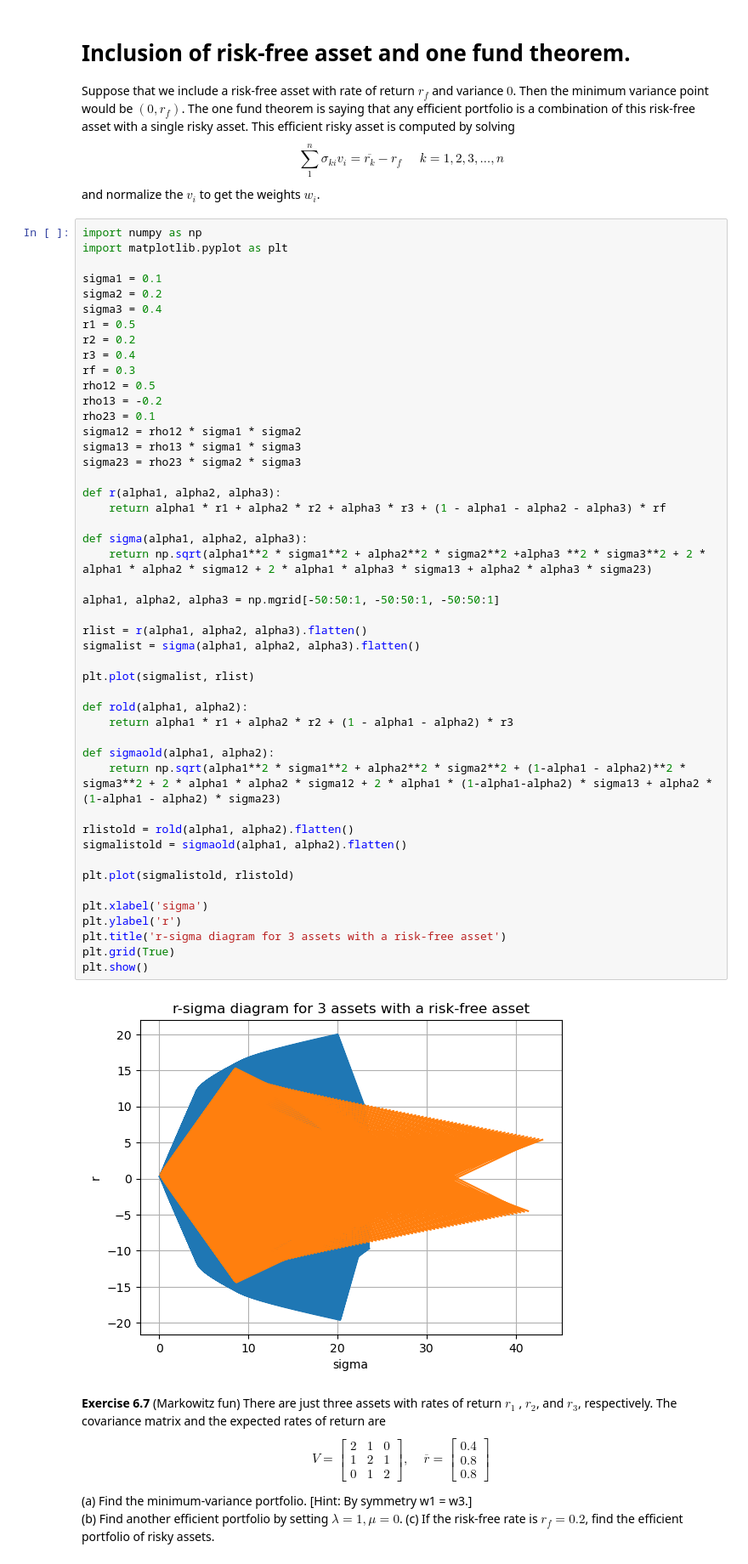
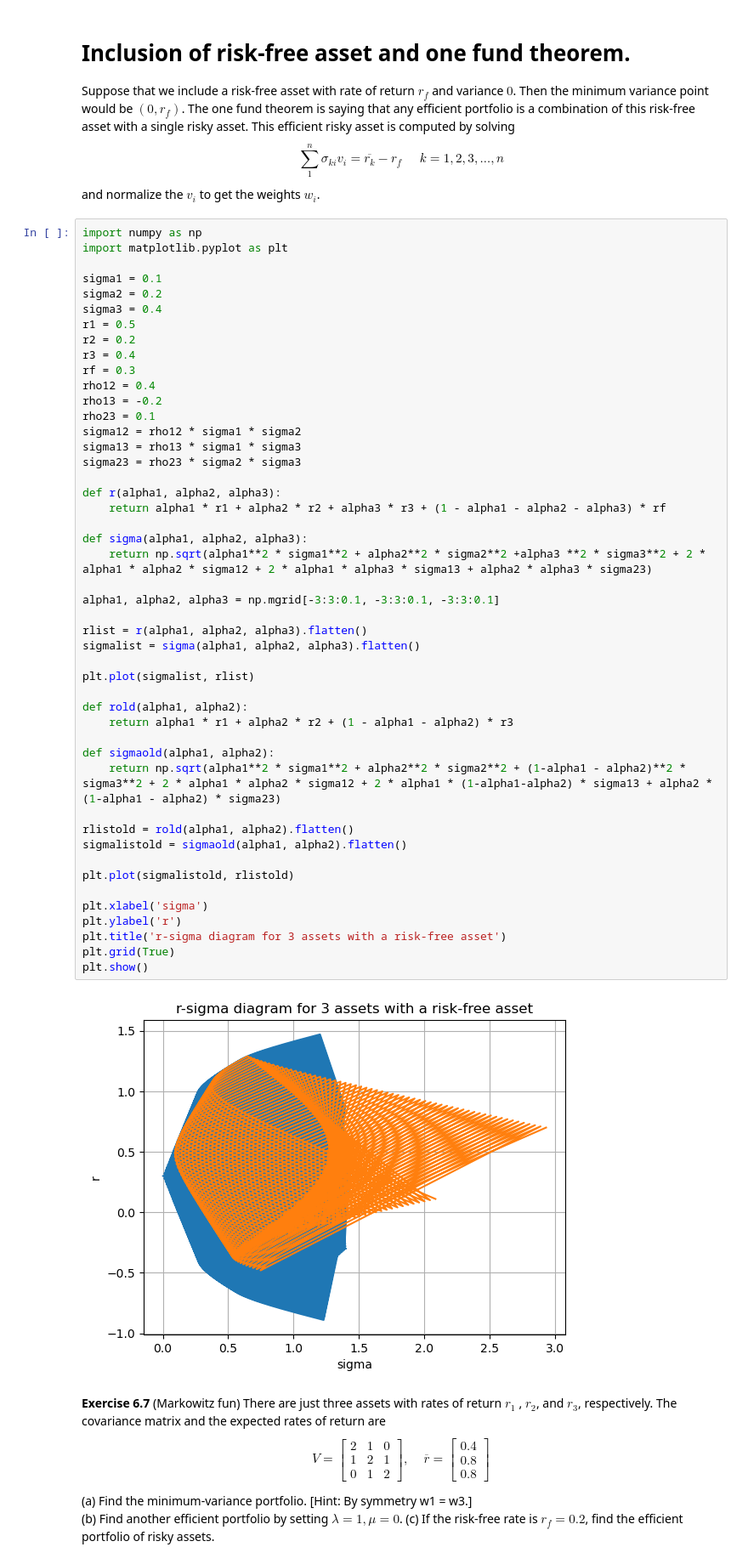
Before and after one commit to AvaM1/Math134_Notes, a Jupyter notebook: 134A Week 7.ipynb, the cells around one changed output. Shown at 85% size. Drawn from its saved outputs; the diff is of its cells as text.

```diff
--- a/134A Week 7.ipynb
+++ b/134A Week 7.ipynb
@@ -175,7 +175,7 @@ r1 = 0.5
 r2 = 0.2
 r3 = 0.4
 rf = 0.3
-rho12 = 0.5
+rho12 = 0.4
 rho13 = -0.2
 rho23 = 0.1
 sigma12 = rho12 * sigma1 * sigma2
@@ -184,35 +184,35 @@ sigma23 = rho23 * sigma2 * sigma3
 
 def r(alpha1, alpha2, alpha3):
     return alpha1 * r1 + alpha2 * r2 + alpha3 * r3 + (1 - alpha1 - alpha2 - alpha3) * rf
 
 def sigma(alpha1, alpha2, alpha3):
     return np.sqrt(alpha1**2 * sigma1**2 + alpha2**2 * sigma2**2 +alpha3 **2 * sigma3**2 + 2 * alpha1 * alpha2 * sigma12 + 2 * alpha1 * alpha3 * sigma13 + alpha2 * alpha3 * sigma23)
 
-alpha1, alpha2, alpha3 = np.mgrid[-50:50:1, -50:50:1, -50:50:1]
+alpha1, alpha2, alpha3 = np.mgrid[-3:3:0.1, -3:3:0.1, -3:3:0.1]
 
 rlist = r(alpha1, alpha2, alpha3).flatten()
 sigmalist = sigma(alpha1, alpha2, alpha3).flatten()
 
 plt.plot(sigmalist, rlist)
 
 def rold(alpha1, alpha2):
     return alpha1 * r1 + alpha2 * r2 + (1 - alpha1 - alpha2) * r3
 
 def sigmaold(alpha1, alpha2):
     return np.sqrt(alpha1**2 * sigma1**2 + alpha2**2 * sigma2**2 + (1-alpha1 - alpha2)**2 * sigma3**2 + 2 * alpha1 * alpha2 * sigma12 + 2 * alpha1 * (1-alpha1-alpha2) * sigma13 + alpha2 * (1-alpha1 - alpha2) * sigma23)
 
 rlistold = rold(alpha1, alpha2).flatten()
 sigmalistold = sigmaold(alpha1, alpha2).flatten()
 
 plt.plot(sigmalistold, rlistold)
 
 plt.xlabel('sigma')
 plt.ylabel('r')
 plt.title('r-sigma diagram for 3 assets with a risk-free asset')
 plt.grid(True)
 plt.show()
 # %% [output]
-[figure, old version]
+[figure, new version]
 # %% [markdown]
 **Exercise 6.7** (Markowitz fun) There are just three assets with rates of return $r_1$ , $r_2$, and $r_3$, respectively. The covariance matrix and the expected rates of return are
 $$V = \begin{bmatrix}2 & 1 & 0 \\ 1 & 2 & 1 \\ 0 & 1 & 2\end{bmatrix},\;\;\;\;\overline{r} = \begin{bmatrix}0.4 \\ 0.8 \\ 0.8\end{bmatrix}$$
```
